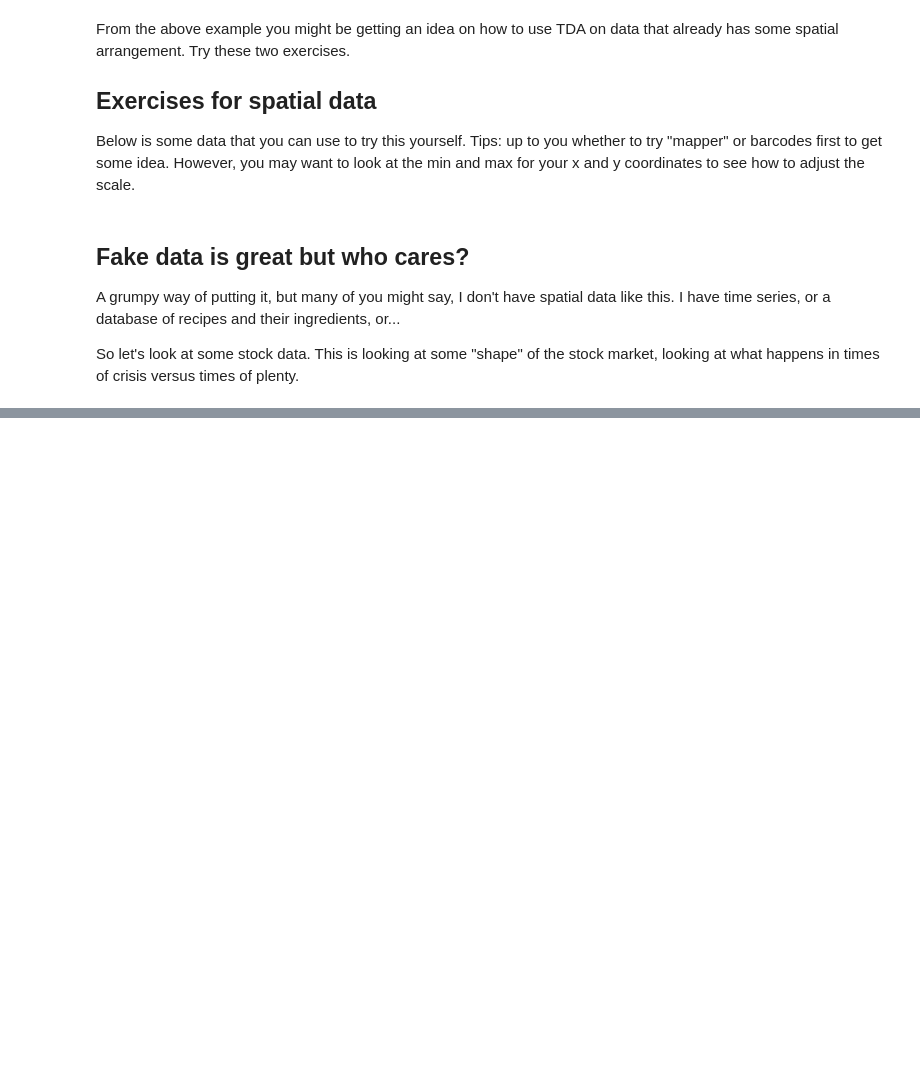
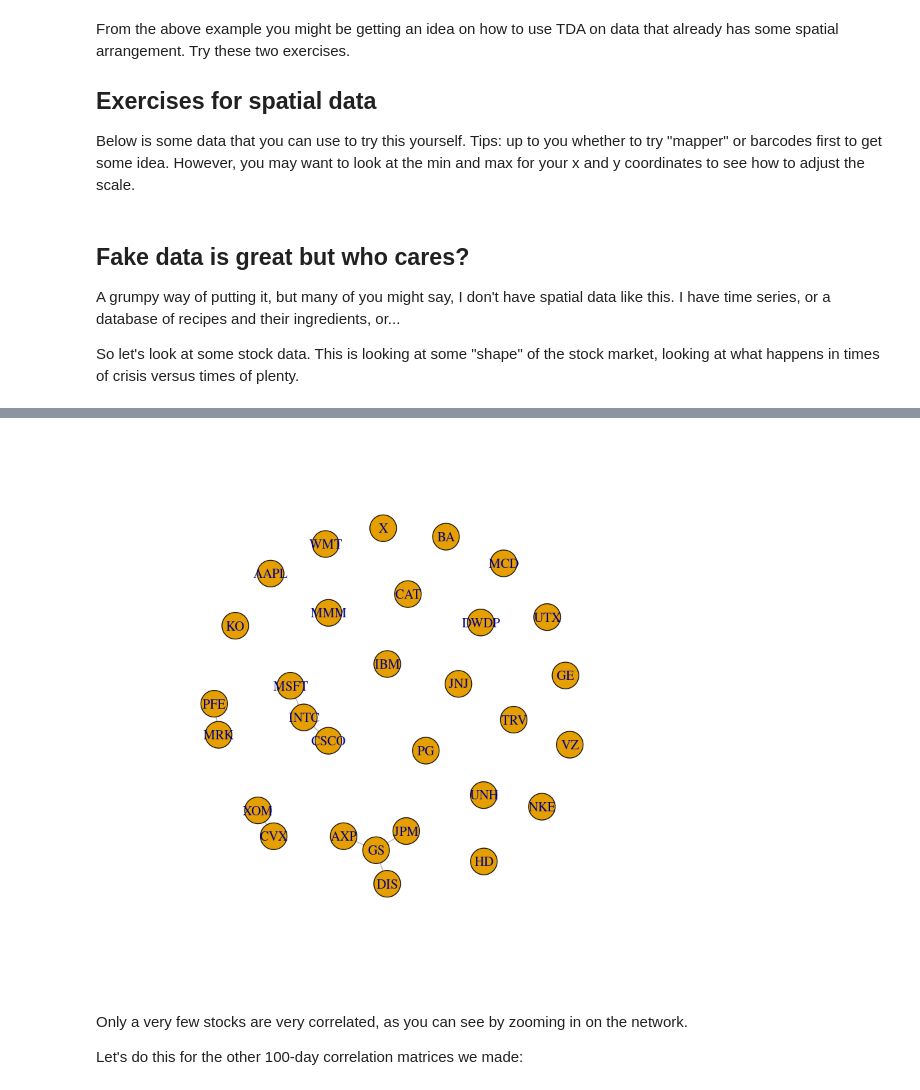
Before and after one commit to kaitai/dockerfile-r, a Jupyter notebook: TopologicalDataAnalysisDayOfData.ipynb, the cells around one changed output, grey strips where cells are left out. Cells and saved outputs as stored; diff of their text form; code cells hidden in the pictures; blank space fills up the shorter version.

```diff
--- a/TopologicalDataAnalysisDayOfData.ipynb
+++ b/TopologicalDataAnalysisDayOfData.ipynb
@@ -167,0 +186,13 @@ ERROR: Error in is.data.frame(x): object 'logrets' not found
+# %%
+highcorsuperlevel100 <- ifelse (transformedcor100>1.8, transformedcor100,0)
+network=graph_from_adjacency_matrix(highcorsuperlevel100,
+        weighted=TRUE,
+        mode="undirected",
+        diag=F)
+plot(network)
+# %% [output]
+[figure, added]
+# %% [markdown]
+Only a very few stocks are very correlated, as you can see by zooming in on the network.
+
+Let's do this for the other 100-day correlation matrices we made:
```
Also changed, not shown: parts of 12 cells of this notebook, 1 other file.
